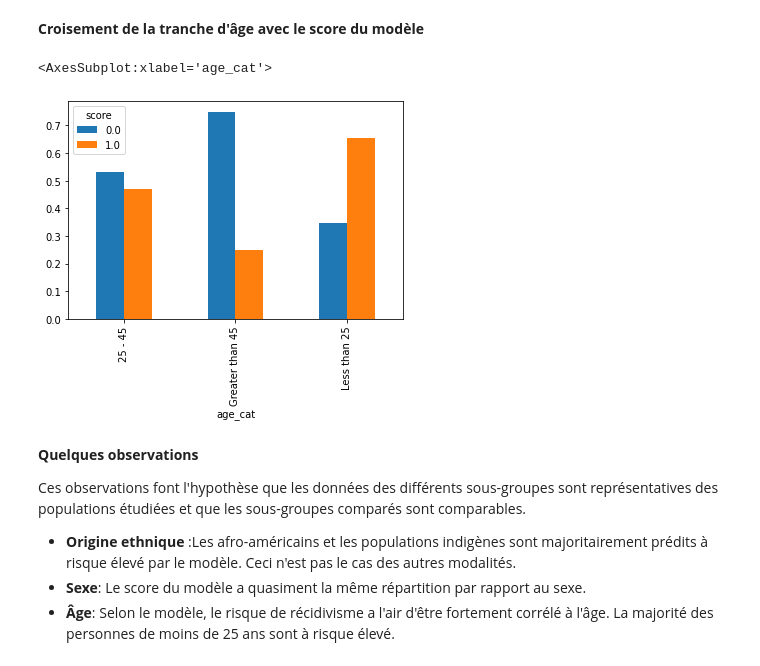
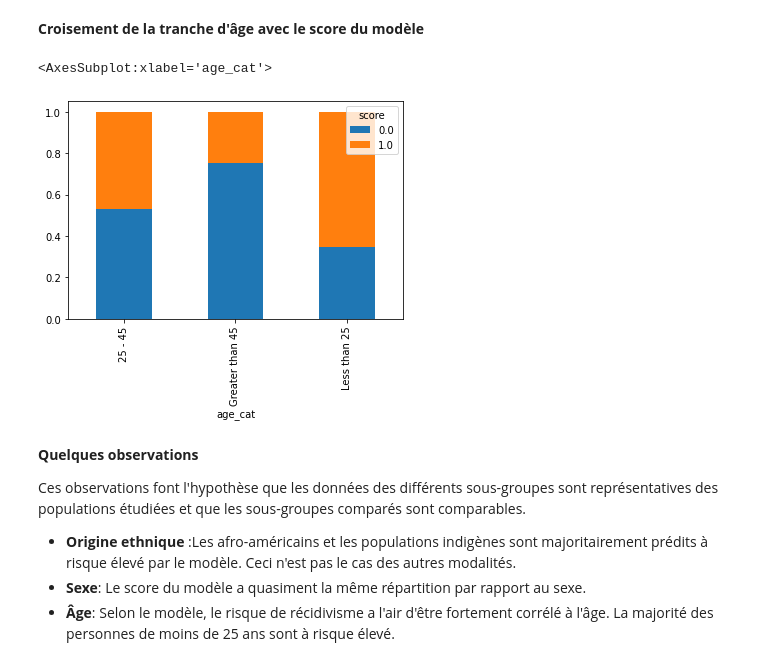
Before and after one commit to chsafouane/aequitas_disc, a Jupyter notebook: notebooks/aequitas_presentation.ipynb, the cells around one changed output. Cells and saved outputs as stored; diff of their text form; code cells hidden in the pictures.

```diff
--- a/notebooks/aequitas_presentation.ipynb
+++ b/notebooks/aequitas_presentation.ipynb
@@ -134,12 +134,12 @@ Dans un premier temps, une analyse des distributions des modalités des différe
 # %%
 # Croisement Tranche d'âge - Score du modèle
 (
     pd.crosstab(df_compas.age_cat, df_compas.score, normalize="index")
-    .plot.bar()
+    .plot.bar(stacked=True)
 )
 # %% [output]
 <AxesSubplot:xlabel='age_cat'>
-[figure, old version]
+[figure, new version]
 # %% [markdown]
 **Quelques observations**
 
```
Also changed, not shown: parts of 5 cells of this notebook.
